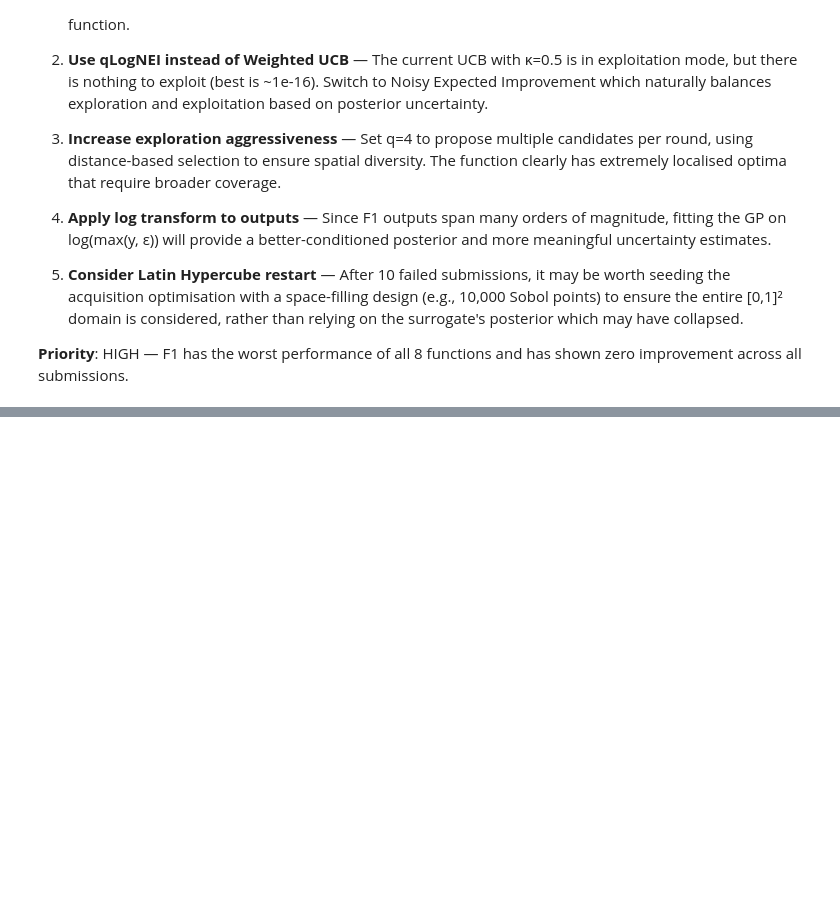
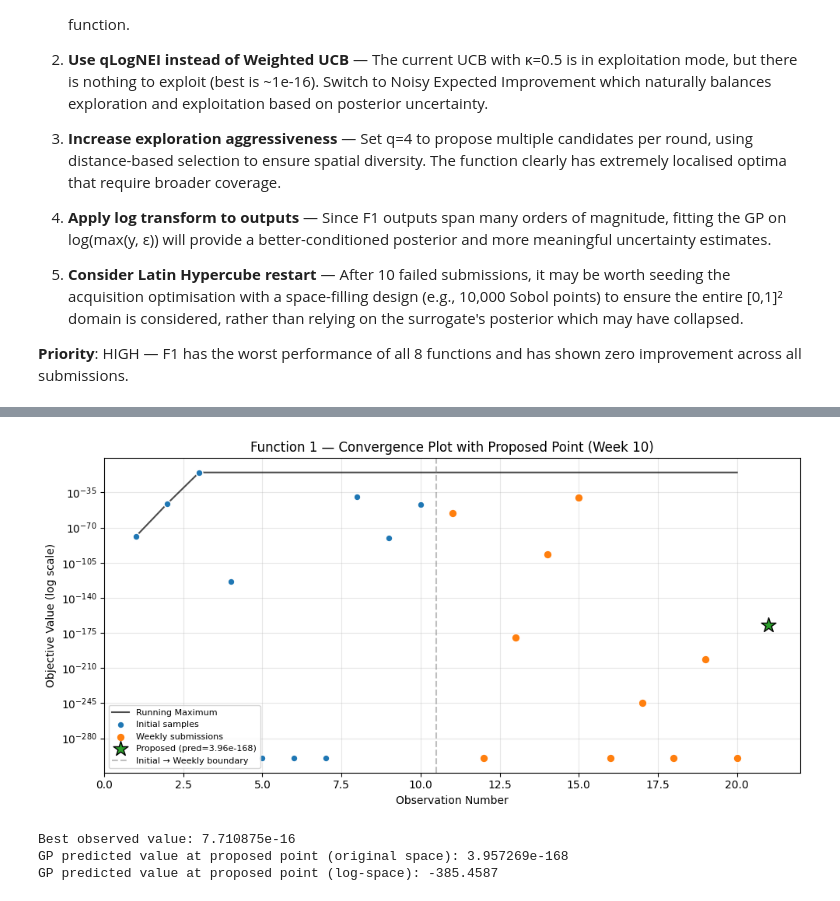
Before and after one commit to brucediesel/capstone-sdd, a Jupyter notebook: functions/f1/f1 - week 10.ipynb, the cells around one changed output, grey strips where cells are left out. Saved outputs shown, nothing was run; the diff lists cells and outputs as text; code cells hidden in the pictures; blank space fills up the shorter version.

```diff
--- a/functions/f1/f1 - week 10.ipynb
+++ b/functions/f1/f1 - week 10.ipynb
@@ -266,0 +650,48 @@ Given the persistent stalling of the current Hurdle Model + Weighted UCB (κ=0.5
+# %%
+# Predict GP posterior mean at proposed point (log-space)
+x_new_t = torch.tensor(x_new, dtype=torch.float64).unsqueeze(0)  # shape [1, 2]
+best_model.eval()
+with torch.no_grad():
+    pred_log = best_model.posterior(x_new_t).mean.item()
+pred_original = np.exp(pred_log)
+
+# Combine observed + predicted for convergence
+all_vals = np.append(outputs, pred_original)
+plot_vals = np.maximum(all_vals, 1e-300)  # clamp for log scale
+running_best_ext = np.maximum.accumulate(plot_vals)
+
+plt.figure(figsize=(10, 5))
+
+# Running maximum line
+plt.plot(range(1, n_total + 1), running_best[:n_total], 'k-', linewidth=1.5, alpha=0.7, label='Running Maximum')
+
+# Individual observations
+plt.scatter(range(1, N_INITIAL + 1), plot_vals[:N_INITIAL],
+            c='tab:blue', s=40, edgecolors='white', zorder=5, label='Initial samples')
+plt.scatter(range(N_INITIAL + 1, n_total + 1), plot_vals[N_INITIAL:n_total],
+            c='tab:orange', s=60, edgecolors='white', zorder=5, label='Weekly submissions')
+
+# Proposed point
+plt.scatter(n_total + 1, plot_vals[n_total],
+            c='tab:green', marker='*', s=200, edgecolors='black', zorder=6,
+            label=f'Proposed (pred={pred_original:.2e})')
+
+# Formatting
+plt.axvline(x=N_INITIAL + 0.5, color='gray', linestyle='--', alpha=0.5, label='Initial → Weekly boundary')
+plt.yscale('log')
+plt.xlabel('Observation Number')
+plt.ylabel('Objective Value (log scale)')
+plt.title('Function 1 — Convergence Plot with Proposed Point (Week 10)')
+plt.legend(fontsize=8)
+plt.grid(True, alpha=0.3)
+plt.tight_layout()
+plt.show()
+
+print(f"Best observed value: {outputs.max():.6e}")
+print(f"GP predicted value at proposed point (original space): {pred_original:.6e}")
+print(f"GP predicted value at proposed point (log-space): {pred_log:.4f}")
+# %% [output]
+[figure, added]
+Best observed value: 7.710875e-16
+GP predicted value at proposed point (original space): 3.957269e-168
+GP predicted value at proposed point (log-space): -385.4587
```
Also changed, not shown: parts of 13 cells of this notebook, 9 other files.
